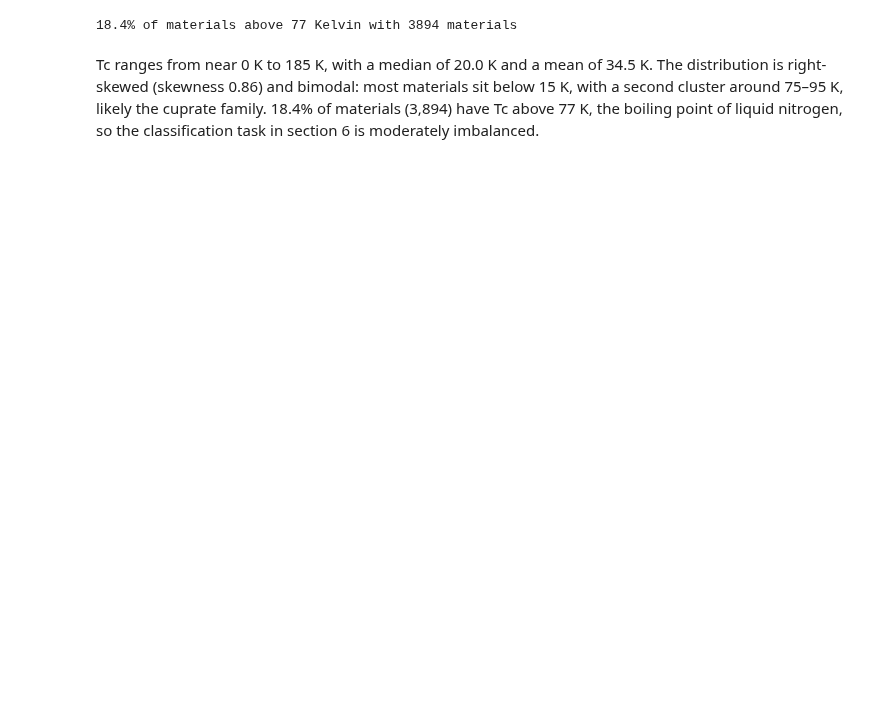
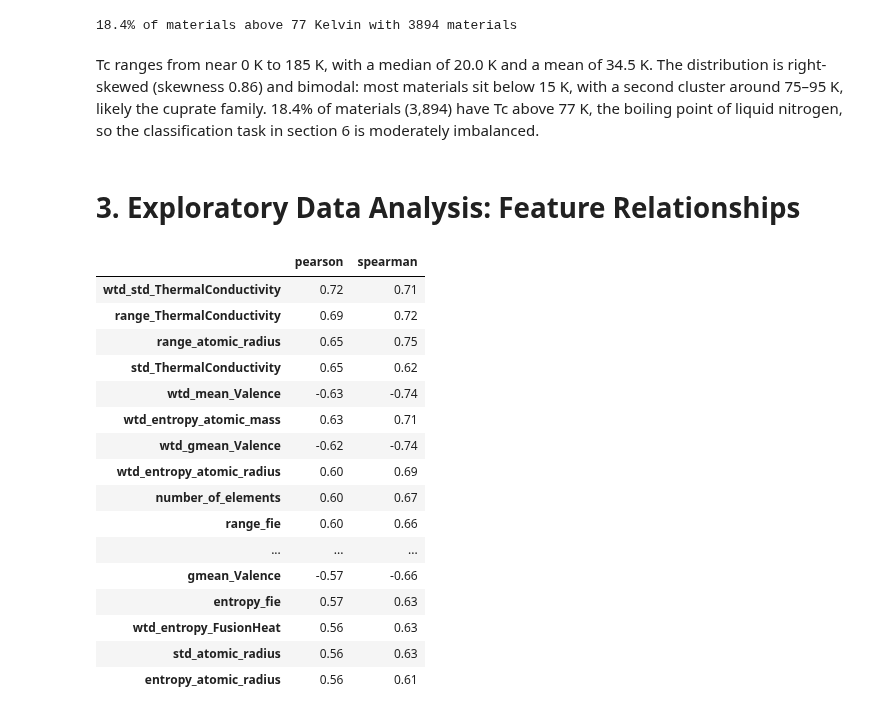
Before and after one commit to SeanCross65/Data-Analytics-Data-Mining, a Jupyter notebook: SuperConductivity.ipynb, the cells around one changed output. Cells and saved outputs as stored; diff of their text form; code cells hidden in the pictures; blank space fills up the shorter version.

Commit message:
Feature Relationships
Done

```diff
--- a/SuperConductivity.ipynb
+++ b/SuperConductivity.ipynb
@@ -90,3 +94,31 @@ print(f"{above_77K:.1f}% of materials above 77 Kelvin with {(tc > 77).sum()} mat
 # %% [markdown]
 
 Tc ranges from near 0 K to 185 K, with a median of 20.0 K and a mean of 34.5 K. The distribution is right-skewed (skewness 0.86) and bimodal: most materials sit below 15 K, with a second cluster around 75–95 K, likely the cuprate family. 18.4% of materials (3,894) have Tc above 77 K, the boiling point of liquid nitrogen, so the classification task in section 6 is moderately imbalanced.
+# %% [markdown]
+# 3. Exploratory Data Analysis: Feature Relationships
+# %%
+corr = df.corr()["critical_temp"].drop("critical_temp") # Correlation of every column with Tc, removing Tc itself
+corr = corr.sort_values(key=abs, ascending=False) # Sort by strength, ignoring sign (-0.6 counts as strong as 0.6)
+
+spearman = df.corr(method="spearman")["critical_temp"].drop("critical_temp") # Rank-based version, better for skewed data
+
+corr_table = pd.DataFrame({"pearson": corr, "spearman": spearman[corr.index]}).round(2) # Both side by side, same order
+corr_table.head(20) # Show the top 20
+# %% [output]
+|  | pearson | spearman |
+| wtd_std_ThermalConductivity | 0.72 | 0.71 |
+| range_ThermalConductivity | 0.69 | 0.72 |
+| range_atomic_radius | 0.65 | 0.75 |
+| std_ThermalConductivity | 0.65 | 0.62 |
+| wtd_mean_Valence | -0.63 | -0.74 |
+| wtd_entropy_atomic_mass | 0.63 | 0.71 |
+| wtd_gmean_Valence | -0.62 | -0.74 |
+| wtd_entropy_atomic_radius | 0.60 | 0.69 |
+| number_of_elements | 0.60 | 0.67 |
+| range_fie | 0.60 | 0.66 |
+| ... | ... | ... |
+| gmean_Valence | -0.57 | -0.66 |
+| entropy_fie | 0.57 | 0.63 |
+| wtd_entropy_FusionHeat | 0.56 | 0.63 |
+| std_atomic_radius | 0.56 | 0.63 |
+| entropy_atomic_radius | 0.56 | 0.61 |
```
Also changed, not shown: parts of 9 cells of this notebook.
